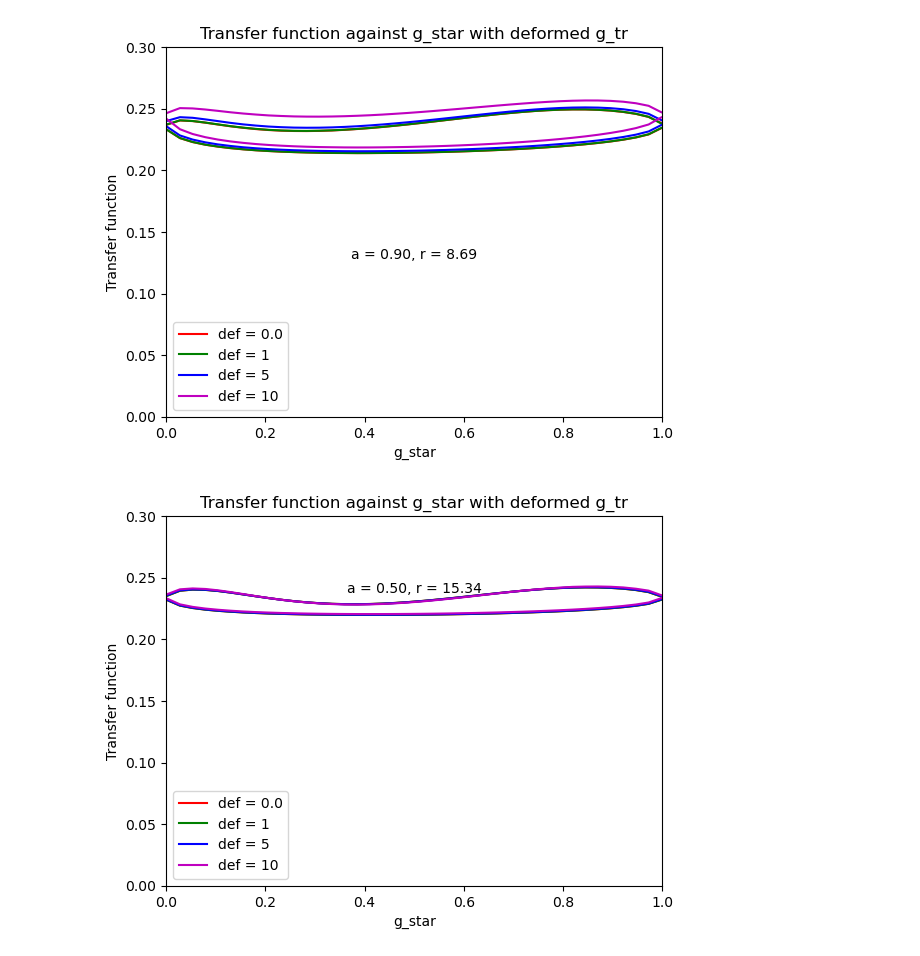
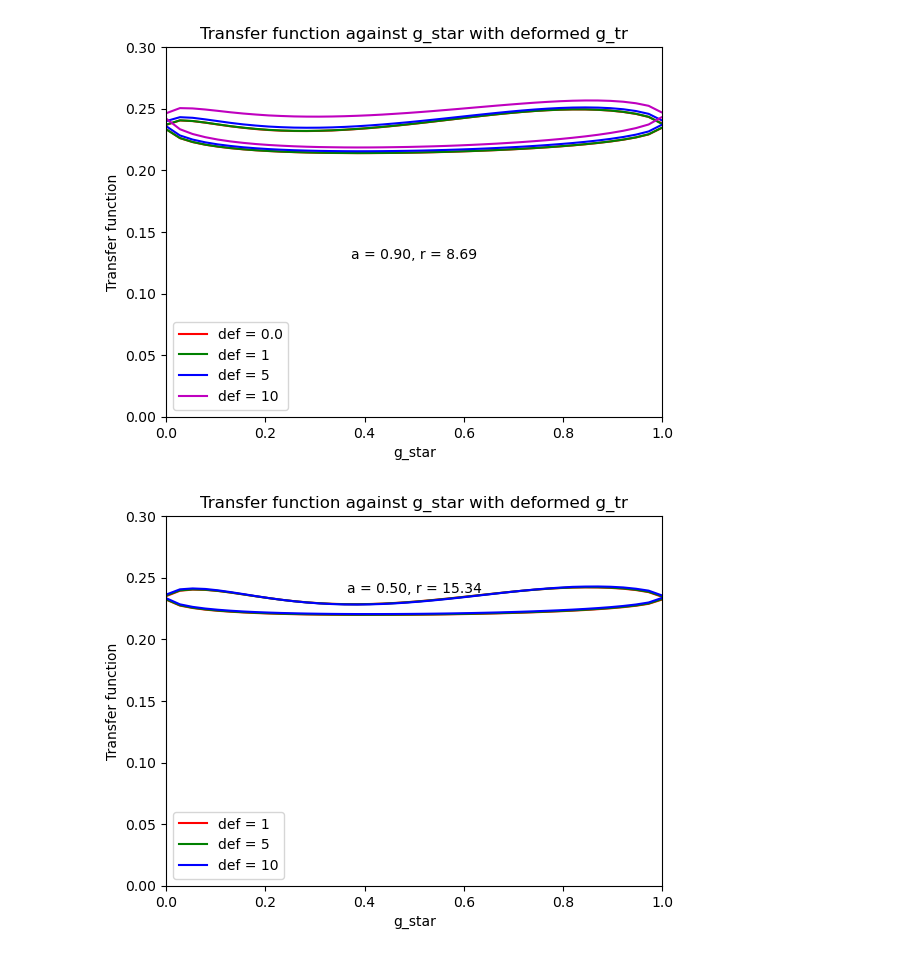
Before and after one commit to Walker-Xin/raytransfer, a Jupyter notebook: analysis.ipynb, the cells around one changed output. Saved outputs shown, nothing was run; the diff lists cells and outputs as text; code cells hidden in the pictures.

```diff
--- a/analysis.ipynb
+++ b/analysis.ipynb
@@ -210,24 +210,3 @@ def transfer_function(spin, inc, defpar, Mdl = 0.0, selection = None, selet_tor
 gtr_files = r'C:\Users\WalkerXin\Documents\Scripts\raytransfer\photons_gtr'
 grp_files = r'C:\Users\WalkerXin\Documents\Scripts\raytransfer\photons_grp'
 photon_files = r'C:\Users\WalkerXin\Documents\Scripts\raytransfer\photons'
-# %%
-spin = 0.95
-inc = np.cos(np.pi/4)
-defpar = 0
-Mdl = 0.0
-
-r = 7.31
-
-filename = r'C:\Users\WalkerXin\Downloads\raytransfer-main\photons\photons4trf_a9.50000e-001.i7.07e-001.Mdl_0.00e+000.dp_0.00e+000.dat'
-branch_1_correct, branch_2_correct = transfer_function(spin, inc, defpar, Mdl, selection=r, selet_tor=0.3, clean=False, custom_name=filename)
-
-plt.plot(branch_1_correct['gstar'], branch_1_correct['transfer_ori'])
-plt.plot(branch_2_correct['gstar'], branch_2_correct['transfer_ori'])
-plt.xlabel('g_star')
-plt.ylabel('Transfer function')
-
-# Set scale
-plt.ylim(0, 0.5)
-plt.xlim(0, 1)
-
-plt.show()
@@ -236,21 +212,0 @@ plt.show()
-# %%
-spin = 0.95
-inc = np.cos(np.pi/4)
-defpar = 0
-Mdl = 0.0
-
-r = 7.31
-
-filename = r'C:\Users\WalkerXin\Documents\Scripts\raytransfer\photons\photons4trf_a9.50000e-001.i7.07e-001.Mdl_0.00e+000.dp_0.00e+000.dat'
-branch_1, branch_2 = transfer_function(spin, inc, defpar, Mdl, selection=r, selet_tor=0.3, clean=False, custom_name=filename)
-
-plt.plot(branch_1['gstar'], branch_1['transfer_ori'])
-plt.plot(branch_2['gstar'], branch_2['transfer_ori'])
-plt.xlabel('g_star')
-plt.ylabel('Transfer function')
-
-# Set scale
-plt.ylim(0, 0.5)
-plt.xlim(0, 1)
-
-plt.show()
@@ -345,38 +294,37 @@ plt.show()
 # %%
 spin = 0.5
 inc = np.cos(np.pi/4)
-defpars = [0.0, 1, 5, 10]
+defpars = [1, 5, 10]
 Mdl = 0.0
 
-# r = 7.317
 r = 15.344
 
 colors = ['r', 'g', 'b', 'm', 'y', 'k']
 
 for defpar in defpars:
     filename = photon_files + r'\photons4trf_a{:.5e}.i{:.2e}.Mdl_{:.2e}.dp_{:.2e}.dat'.format(spin, inc, Mdl, defpar)
     # Add num pad to exopnent
     filename = filename.replace('e+0', 'e+00')
     filename = filename.replace('e-0', 'e-00')
     branch_1_select, branch_2_select = transfer_function(spin, inc, defpar, Mdl, selection=r, selet_tor=0.005, clean=False, custom_name=filename)
 
     # Plot transfer function against g_star
     plt.plot(branch_1_select['gstar'], branch_1_select['transfer_ori'], label='def = {}'.format(defpar), color=colors[defpars.index(defpar)])
     plt.plot(branch_2_select['gstar'], branch_2_select['transfer_ori'], color=colors[defpars.index(defpar)])
 
     plt.xlabel('g_star')
     plt.ylabel('Transfer function')
 
     # Set scale
     plt.ylim(0, 0.3)
     plt.xlim(0, 1)
 
 # Label spin and radius
 plt.title('Transfer function against g_star with deformed g_tr')
 plt.text(0.5, branch_1_select['transfer_ori'].max()*0.98, 'a = {:.2f}, r = {:.2f}'.format(spin, r), ha='center')
 
 plt.legend()
 plt.savefig('gtr_{:.2f}.png'.format(spin))
 plt.show()
 # %% [output]
-[figure, old version]
+[figure, new version]
```
Also changed, not shown: parts of 3 cells of this notebook, 1 other file.
